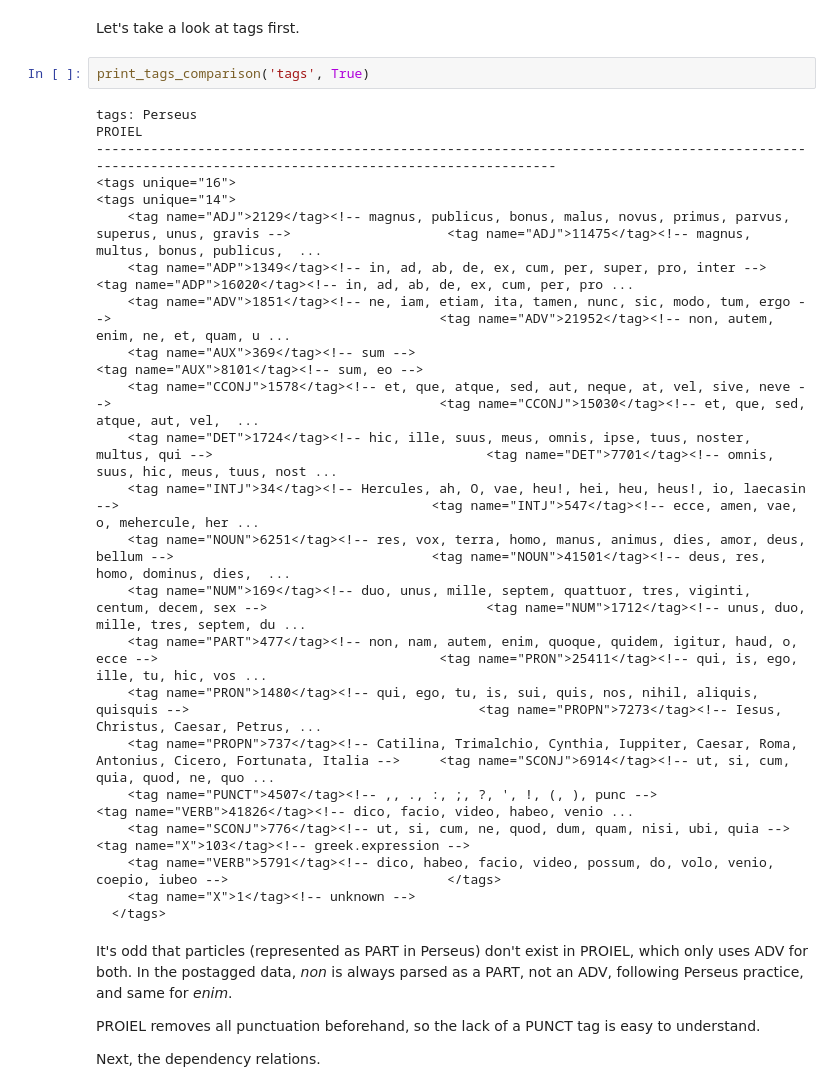
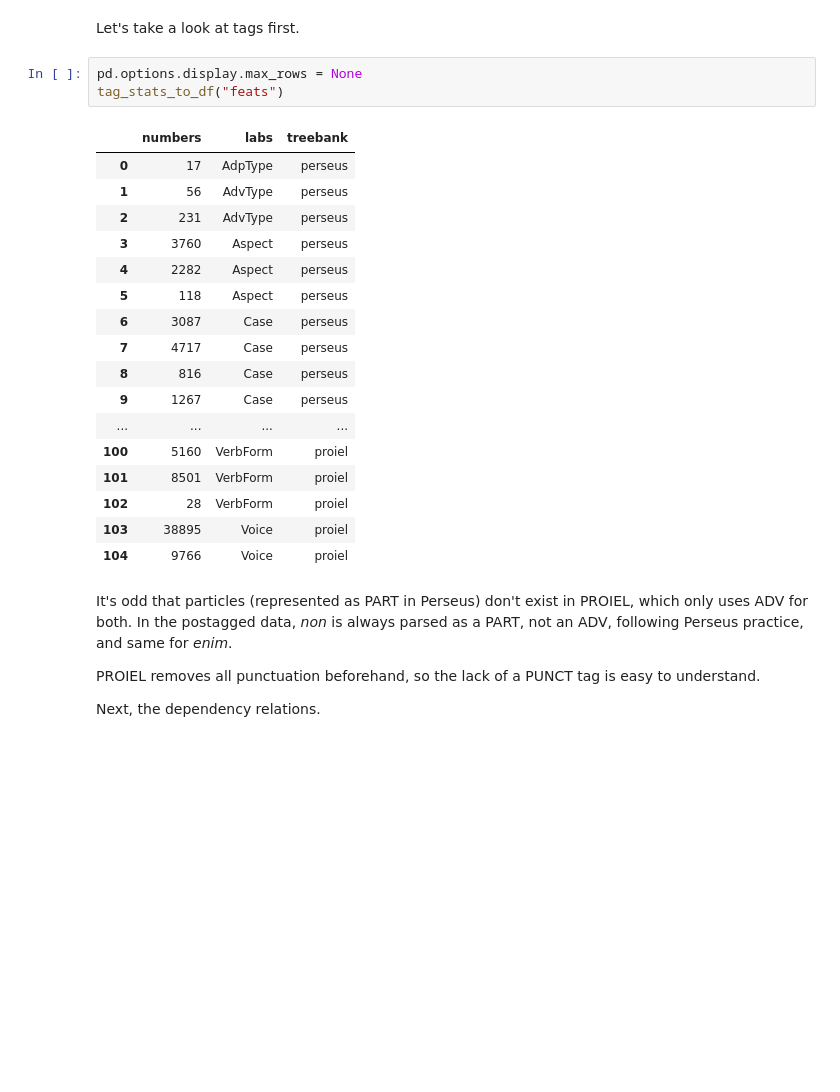
Before and after one commit to cubis182/corpus-caesarianum-authorship, a Jupyter notebook: ud_source_data_statistics.ipynb, the cells around one changed output. Saved outputs shown, nothing was run; the diff lists cells and outputs as text; blank space fills up the shorter version.

```diff
--- a/ud_source_data_statistics.ipynb
+++ b/ud_source_data_statistics.ipynb
@@ -188,28 +193,26 @@ print(tag_stats_to_df(tag))
 # %% [markdown]
 Let's take a look at tags first.
 # %%
-print_tags_comparison('tags', True)
+pd.options.display.max_rows = None
+tag_stats_to_df("feats")
 # %% [output]
-tags: Perseus                                                                                                                            PROIEL
-------------------------------------------------------------------------------------------------------------------------------------------------------
-<tags unique="16">                                                                                                                 <tags unique="14">
-    <tag name="ADJ">2129</tag><!-- magnus, publicus, bonus, malus, novus, primus, parvus, superus, unus, gravis -->                    <tag name="ADJ">11475</tag><!-- magnus, multus, bonus, publicus,  ...
-    <tag name="ADP">1349</tag><!-- in, ad, ab, de, ex, cum, per, super, pro, inter -->                                                 <tag name="ADP">16020</tag><!-- in, ad, ab, de, ex, cum, per, pro ...
-    <tag name="ADV">1851</tag><!-- ne, iam, etiam, ita, tamen, nunc, sic, modo, tum, ergo -->                                          <tag name="ADV">21952</tag><!-- non, autem, enim, ne, et, quam, u ...
-    <tag name="AUX">369</tag><!-- sum -->                                                                                              <tag name="AUX">8101</tag><!-- sum, eo -->
-    <tag name="CCONJ">1578</tag><!-- et, que, atque, sed, aut, neque, at, vel, sive, neve -->                                          <tag name="CCONJ">15030</tag><!-- et, que, sed, atque, aut, vel,  ...
-    <tag name="DET">1724</tag><!-- hic, ille, suus, meus, omnis, ipse, tuus, noster, multus, qui -->                                   <tag name="DET">7701</tag><!-- omnis, suus, hic, meus, tuus, nost ...
-    <tag name="INTJ">34</tag><!-- Hercules, ah, O, vae, heu!, hei, heu, heus!, io, laecasin -->                                        <tag name="INTJ">547</tag><!-- ecce, amen, vae, o, mehercule, her ...
-    <tag name="NOUN">6251</tag><!-- res, vox, terra, homo, manus, animus, dies, amor, deus, bellum -->                                 <tag name="NOUN">41501</tag><!-- deus, res, homo, dominus, dies,  ...
-    <tag name="NUM">169</tag><!-- duo, unus, mille, septem, quattuor, tres, viginti, centum, decem, sex -->                            <tag name="NUM">1712</tag><!-- unus, duo, mille, tres, septem, du ...
-    <tag name="PART">477</tag><!-- non, nam, autem, enim, quoque, quidem, igitur, haud, o, ecce -->                                    <tag name="PRON">25411</tag><!-- qui, is, ego, ille, tu, hic, vos ...
-    <tag name="PRON">1480</tag><!-- qui, ego, tu, is, sui, quis, nos, nihil, aliquis, quisquis -->                                     <tag name="PROPN">7273</tag><!-- Iesus, Christus, Caesar, Petrus, ...
-    <tag name="PROPN">737</tag><!-- Catilina, Trimalchio, Cynthia, Iuppiter, Caesar, Roma, Antonius, Cicero, Fortunata, Italia -->     <tag name="SCONJ">6914</tag><!-- ut, si, cum, quia, quod, ne, quo ...
-    <tag name="PUNCT">4507</tag><!-- ,, ., :, ;, ?, ', !, (, ), punc -->                                                               <tag name="VERB">41826</tag><!-- dico, facio, video, habeo, venio ...
-    <tag name="SCONJ">776</tag><!-- ut, si, cum, ne, quod, dum, quam, nisi, ubi, quia -->                                              <tag name="X">103</tag><!-- greek.expression -->
-    <tag name="VERB">5791</tag><!-- dico, habeo, facio, video, possum, do, volo, venio, coepio, iubeo -->                            </tags>
-    <tag name="X">1</tag><!-- unknown -->
-  </tags>
+|  | numbers | labs | treebank |
+| 0 | 17 | AdpType | perseus |
+| 1 | 56 | AdvType | perseus |
+| 2 | 231 | AdvType | perseus |
+| 3 | 3760 | Aspect | perseus |
+| 4 | 2282 | Aspect | perseus |
+| 5 | 118 | Aspect | perseus |
+| 6 | 3087 | Case | perseus |
+| 7 | 4717 | Case | perseus |
+| 8 | 816 | Case | perseus |
+| 9 | 1267 | Case | perseus |
+| ... | ... | ... | ... |
+| 100 | 5160 | VerbForm | proiel |
+| 101 | 8501 | VerbForm | proiel |
+| 102 | 28 | VerbForm | proiel |
+| 103 | 38895 | Voice | proiel |
+| 104 | 9766 | Voice | proiel |
 # %% [markdown]
 It's odd that particles (represented as PART in Perseus) don't exist in PROIEL, which only uses ADV for both. In the postagged data, *non* is always parsed as a PART, not an ADV, following Perseus practice, and same for *enim*.
 
```
Also changed, not shown: parts of 1 cell of this notebook.
